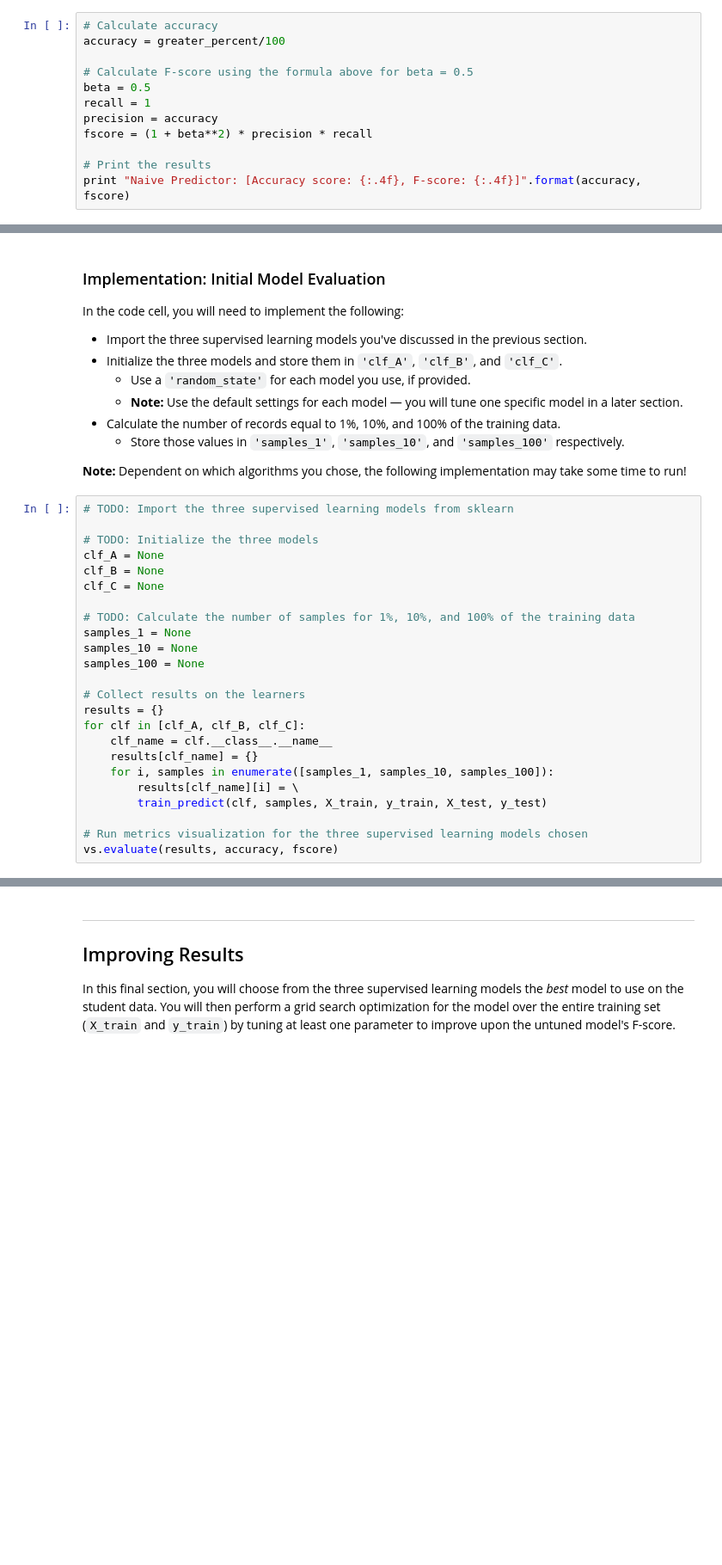
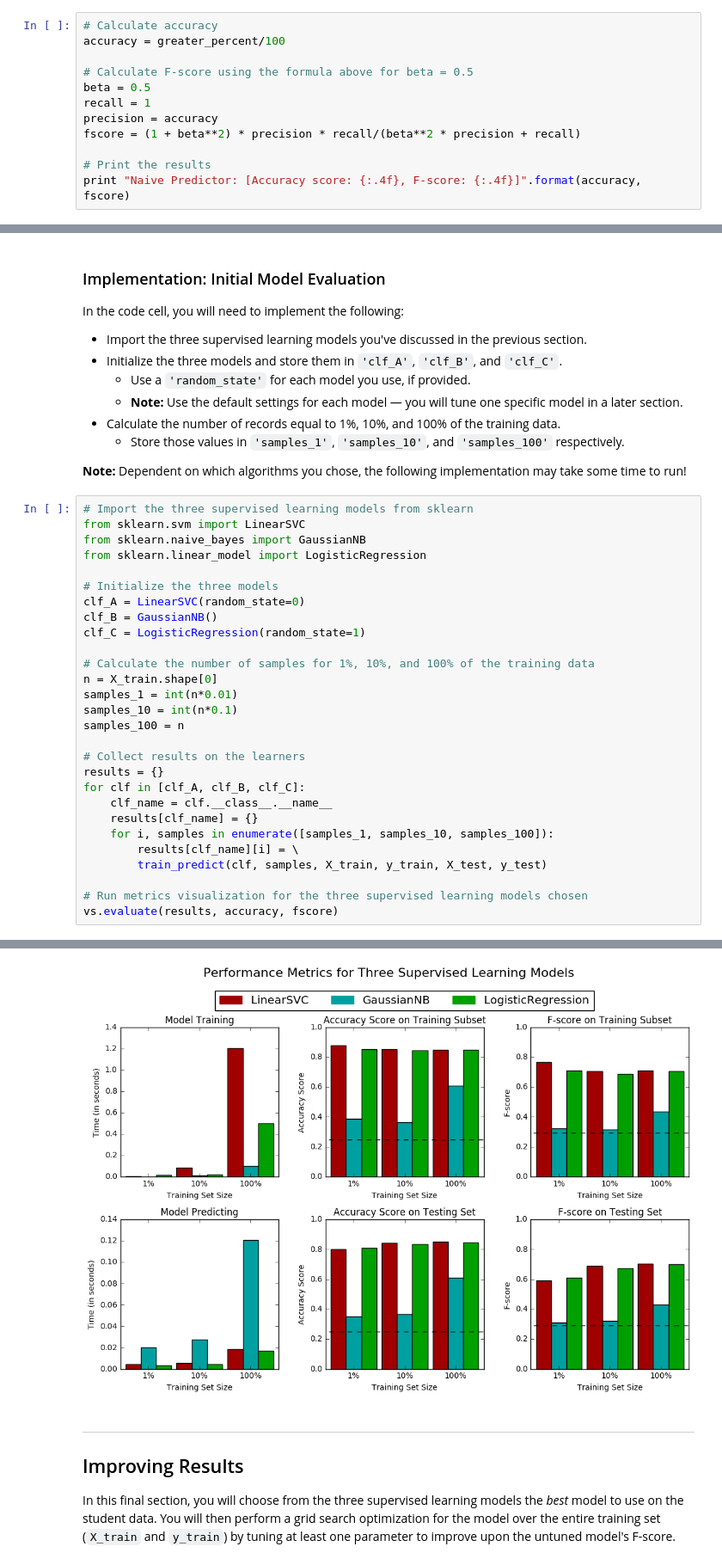
Before and after one commit to satishjasthi/Machine-learning-projects, a Jupyter notebook: finding_donors/finding_donors.ipynb, the cells around one changed output, grey strips where cells are left out. Shown at 86% size. Drawn from its saved outputs; the diff is of its cells as text; blank space fills up the shorter version.

Commit message:
successfully implemented Implementation - Creating a Training and Predicting Pipeline & Implementation: Initial Model Evaluation

```diff
--- a/finding_donors/finding_donors.ipynb
+++ b/finding_donors/finding_donors.ipynb
@@ -196,7 +196,7 @@ accuracy = greater_percent/100
 beta = 0.5
 recall = 1
 precision = accuracy
-fscore = (1 + beta**2) * precision * recall
+fscore = (1 + beta**2) * precision * recall/(beta**2 * precision + recall)
 
 # Print the results
 print "Naive Predictor: [Accuracy score: {:.4f}, F-score: {:.4f}]".format(accuracy, fscore)
@@ -293,17 +299,21 @@ In the code cell, you will need to implement the following:
 
 **Note:** Dependent on which algorithms you chose, the following implementation may take some time to run!
 # %%
-# TODO: Import the three supervised learning models from sklearn
+# Import the three supervised learning models from sklearn
+from sklearn.svm import LinearSVC
+from sklearn.naive_bayes import GaussianNB
+from sklearn.linear_model import LogisticRegression
 
-# TODO: Initialize the three models
-clf_A = None
-clf_B = None
-clf_C = None
+# Initialize the three models
+clf_A = LinearSVC(random_state=0)
+clf_B = GaussianNB()
+clf_C = LogisticRegression(random_state=1)
 
-# TODO: Calculate the number of samples for 1%, 10%, and 100% of the training data
-samples_1 = None
-samples_10 = None
-samples_100 = None
+# Calculate the number of samples for 1%, 10%, and 100% of the training data
+n = X_train.shape[0]
+samples_1 = int(n*0.01)
+samples_10 = int(n*0.1)
+samples_100 = n
 
 # Collect results on the learners
 results = {}
@@ -316,3 +326,4 @@ for clf in [clf_A, clf_B, clf_C]:
 
 # Run metrics visualization for the three supervised learning models chosen
 vs.evaluate(results, accuracy, fscore)
+# %% [output]
@@ -319,3 +339,4 @@ vs.evaluate(results, accuracy, fscore)
+[figure, added]
 # %% [markdown]
 ----
 ## Improving Results
```
Also changed, not shown: parts of 3 cells of this notebook.
